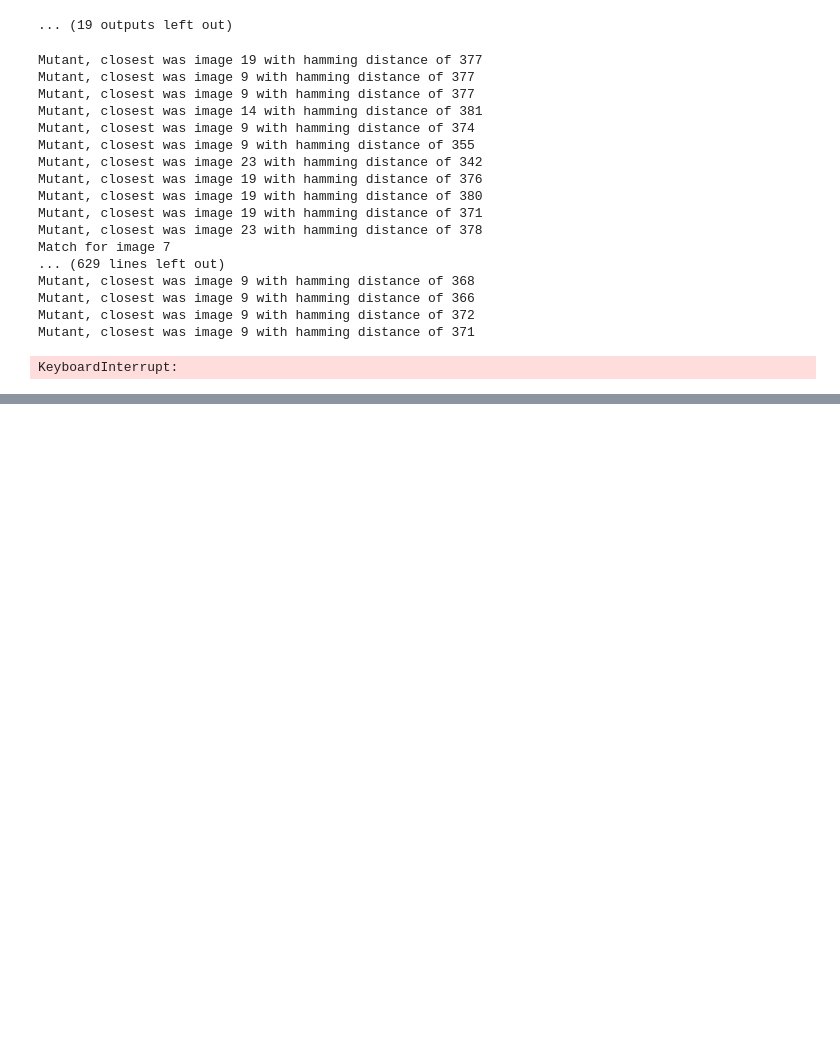
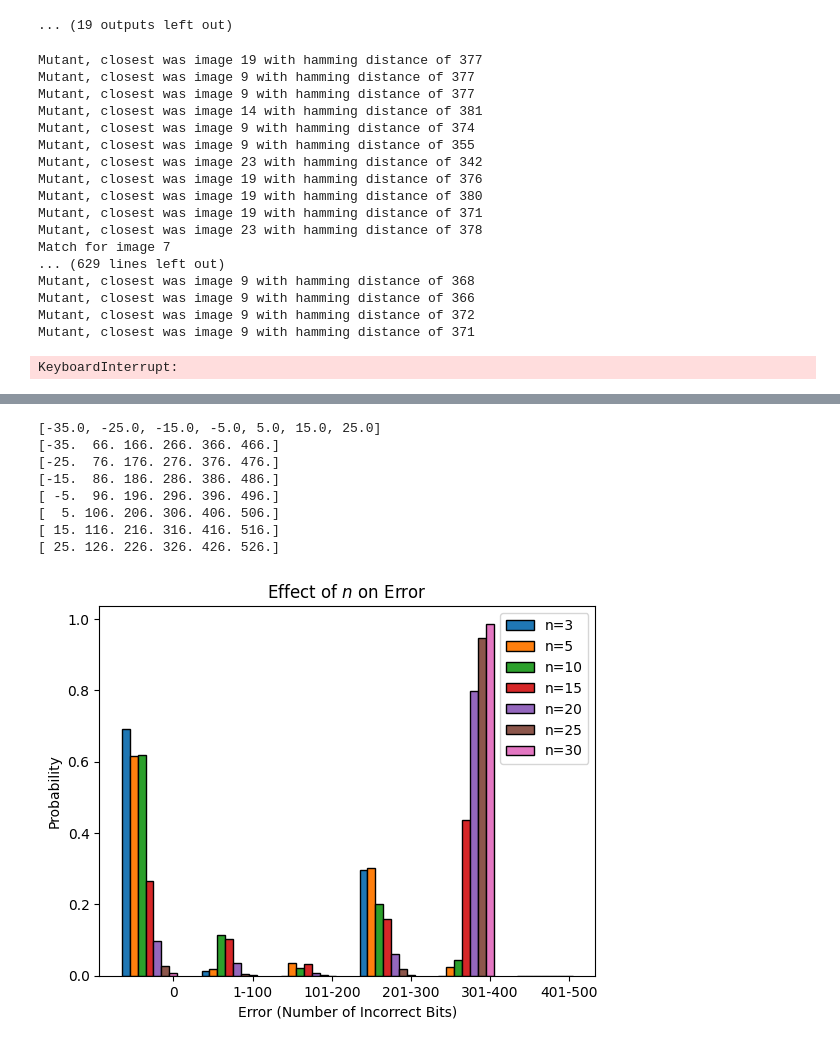
Before and after one commit to daniel-koronthaly/HopfieldImages, a Jupyter notebook: hopfield.ipynb, the cells around one changed output, grey strips where cells are left out. Cells and saved outputs as stored; diff of their text form; code cells hidden in the pictures; blank space fills up the shorter version.

```diff
--- a/hopfield.ipynb
+++ b/hopfield.ipynb
@@ -590,13 +590,13 @@ image_shape = (32, 32,)
 num_neurons = 1024
 num_trials = 1000
 # num_images_arr = np.array([1, 2, 3, 4, 5, 6, 7, 8, 9, 10, 15, 20, 30])
-num_images_arr = np.array([3, 5, 10, 15, 20, 25, 30])
+num_images_arr = np.array([1, 2, 3, 5, 10, 15, 20, 25, 30])
 
 # store output
 num_correct_arr = []
 mci_arr = []  # mci = Most Common Incorrect image index
 mci_proportion_arr = [] # number of times hopfield incorrectly guessed mci / total # times it recalled wrong memory
-
+histogram_data = {}
 
 # loop
 for num_images in num_images_arr:
@@ -619,13 +619,14 @@ for num_images in num_images_arr:
         mci_proportion_arr.append(np.nan)
     else:
         incorrect_data = data[data[:, 1] > 0, :]
-        counts, bins = np.histogram(data[:,1], bins=[0] + list(range(1, int(image_length/2), 25)))
-        plt.figure()
-        plt.hist(data[:,1], bins=bins)
-        plt.title(f"Error frequency when num_images = {num_images}")
-        plt.ylabel("# out of 1000")
-        plt.xlabel("Number of incorrect bits")
-        plt.show()
+        counts, bins = np.histogram(data[:,1], bins=[0] + list(range(1, int(image_length/2), 100)))
+        histogram_data[num_images] = [counts, bins]
+        # plt.figure()
+        # plt.bar(bins[:-1], counts, width=20, align="center")
+        # plt.title(f"Error frequency when num_images = {num_images}")
+        # plt.ylabel("# out of 1000")
+        # plt.xlabel("Number of incorrect bits")
+        # plt.show()
         mci = np.argmax(counts)
         num_mci = np.sum(incorrect_data[:, 0] == mci)
         mci_proportion = num_mci/float(num_incorrect)
@@ -686,0 +664,61 @@ plt.plot(num_images_arr, num_correct_arr/float(num_trials))
+# %%
+# bar_width = 10
+# for n in histogram_data.keys():
+#     counts = histogram_data[n][0]
+#     bins = histogram_data[n][1][:-1]
+#     plt.bar(bins, counts, width=bar_width, align="center", label=f"n={n}", edgecolor="k")
+#     # plt.show()
+# # plt.xticks([r + bar_width for r in range((counts))],
+# #         ['0', '50', '100', '150', '200', '250', '300', '350', '400', '450', '500'])
+# plt.title(f"Error frequency when num_images = {num_images}")
+# plt.ylabel("Probability")
+# plt.xlabel("Number of incorrect bits")
+# plt.legend()
+# plt.show()
+
+# bar_width = 10
+# num_bars = len(histogram_data.keys())
+# x_offsets = [(i - num_bars / 2) * bar_width for i in range(num_bars)]
+# print(x_offsets)
+# for i, (n, data) in enumerate(histogram_data.items()):
+#     counts = data[0]
+#     bins = data[1][:-1]
+#     adjusted_bins = bins + x_offsets[i]
+#     plt.bar(adjusted_bins, counts/float(num_trials), width=bar_width, align="center", label=f"n={n}", edgecolor="k")
+
+# plt.title(f"Error frequency when num_images = {num_images}")
+# plt.ylabel("Probability")
+# plt.xlabel("Number of incorrect bits")
+# # plt.gca().set_xticks(adjusted_bins, labels=["0", "1-100", "101-200", "201-300", "301-400", "401-500"])
+# plt.legend()
+# plt.show()
+
+bar_width = 10
+num_bars = len(histogram_data.keys())
+x_offsets = [(i - num_bars / 2) * bar_width for i in range(num_bars)]
+print(x_offsets)
+for i, (n, data) in enumerate(histogram_data.items()):
+    counts = data[0]
+    bins = data[1][:-1]
+    adjusted_bins = bins + x_offsets[i]
+    adjusted_bins[1:] = adjusted_bins[1:] + 100
+    plt.bar(adjusted_bins, counts/float(num_trials), width=bar_width, align="center", label=f"n={n}", edgecolor="k")
+    print(adjusted_bins)
+
+plt.title(f"Effect of $n$ on Error")
+plt.ylabel("Probability")
+plt.xlabel("Error (Number of Incorrect Bits)")
+
+plt.gca().set_xticks(adjusted_bins, labels=["0", "1-100", "101-200", "201-300", "301-400", "401-500"])
+plt.legend()
+plt.show()
+# %% [output]
+[-35.0, -25.0, -15.0, -5.0, 5.0, 15.0, 25.0]
+[-35.  66. 166. 266. 366. 466.]
+[-25.  76. 176. 276. 376. 476.]
+[-15.  86. 186. 286. 386. 486.]
+[ -5.  96. 196. 296. 396. 496.]
+[  5. 106. 206. 306. 406. 506.]
+[ 15. 116. 216. 316. 416. 516.]
+[ 25. 126. 226. 326. 426. 526.]
+[figure, added]
```
Also changed, not shown: parts of 4 cells of this notebook.
